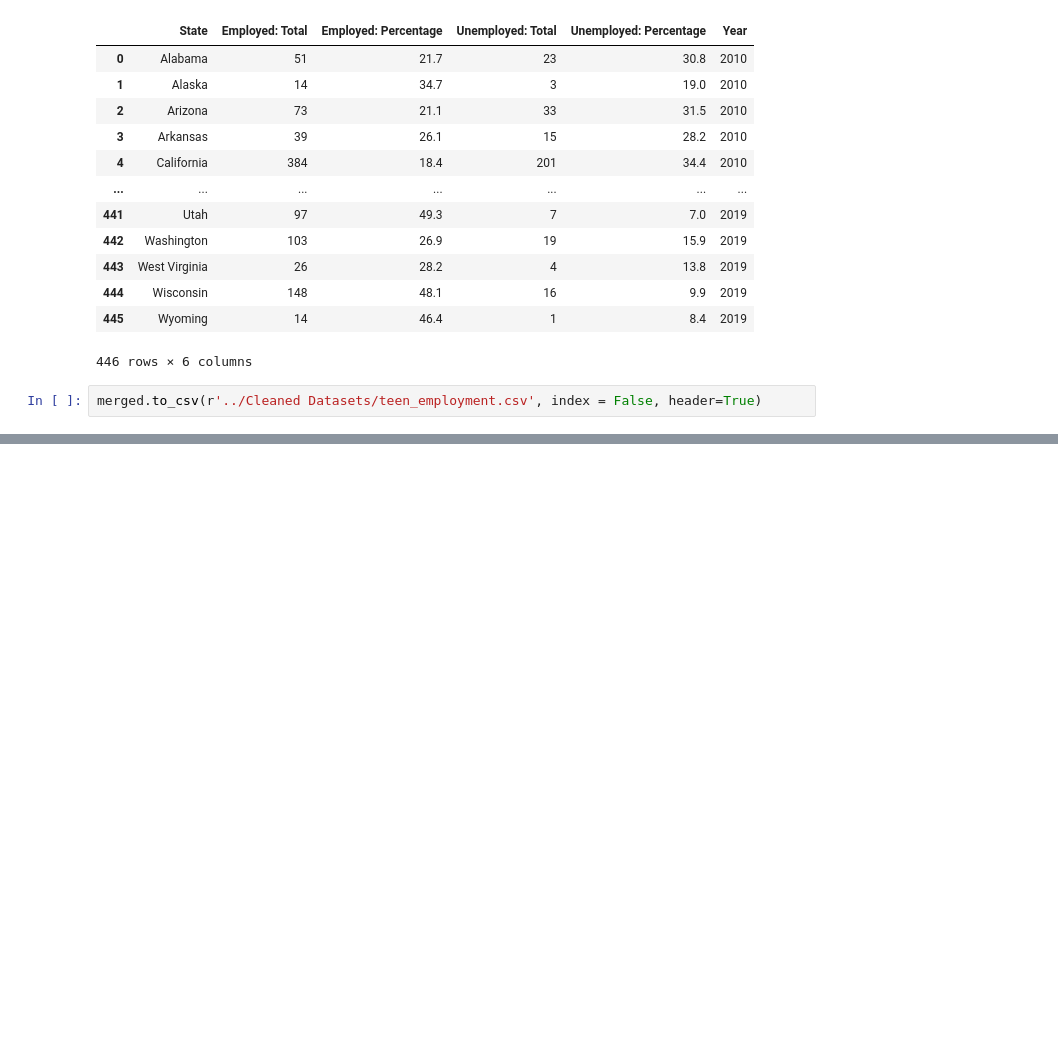
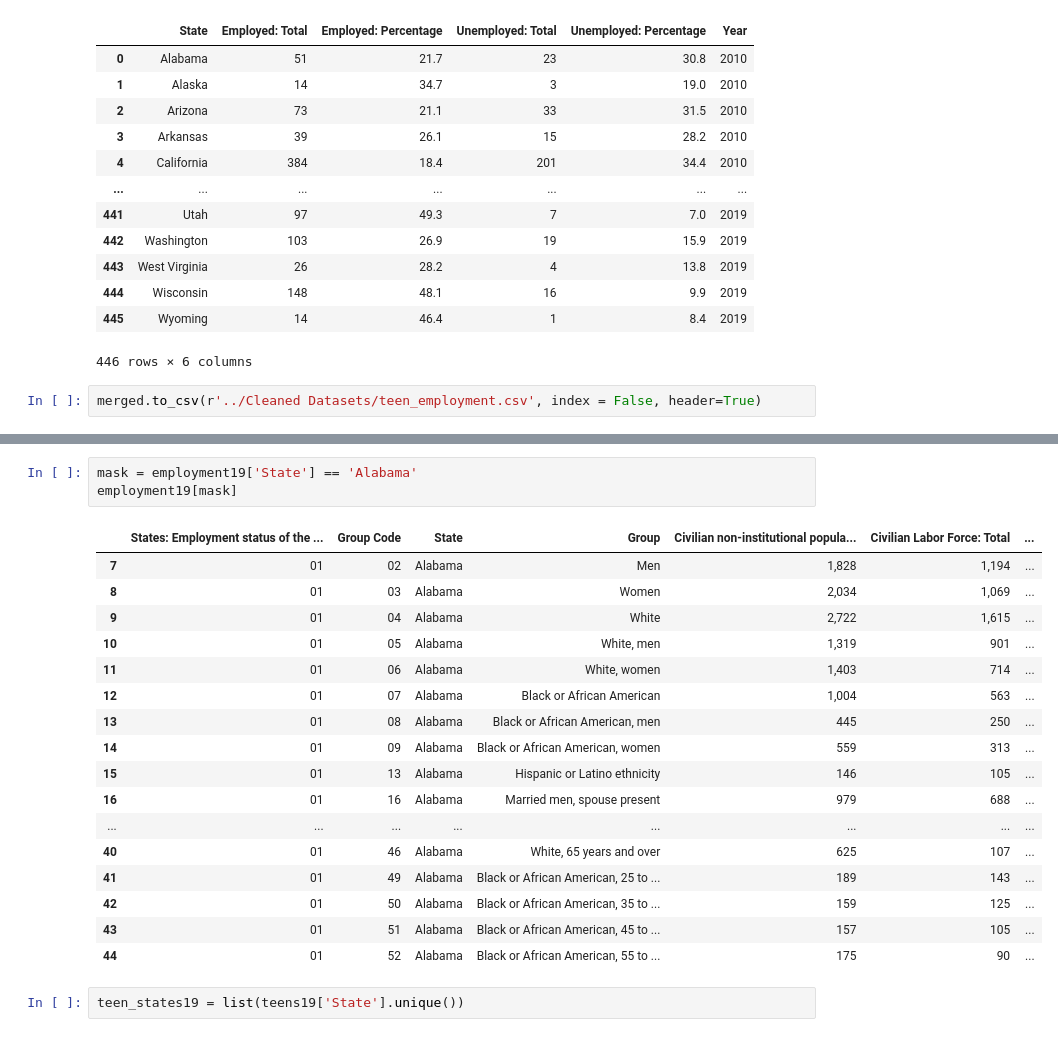
Before and after one commit to KaylynneHatch/ds4a81_project, a Jupyter notebook: code/cleaning teen employment.ipynb, the cells around one changed output, grey strips where cells are left out. Cells and saved outputs as stored; diff of their text form; blank space fills up the shorter version.

```diff
--- a/code/employment.ipynb
+++ b/code/cleaning teen employment.ipynb
@@ -231,0 +249,23 @@ merged.to_csv(r'../Cleaned Datasets/teen_employment.csv', index = False, header=
+# %%
+mask = employment19['State'] == 'Alabama'
+employment19[mask]
+# %% [output]
+|  | States: Employment status of the ... | Group Code | State | Group | Civilian non-institutional popula... | Civilian Labor Force: Total | ... |
+| 7 | 01 | 02 | Alabama | Men | 1,828 | 1,194 | ... |
+| 8 | 01 | 03 | Alabama | Women | 2,034 | 1,069 | ... |
+| 9 | 01 | 04 | Alabama | White | 2,722 | 1,615 | ... |
+| 10 | 01 | 05 | Alabama | White, men | 1,319 | 901 | ... |
+| 11 | 01 | 06 | Alabama | White, women | 1,403 | 714 | ... |
+| 12 | 01 | 07 | Alabama | Black or African American | 1,004 | 563 | ... |
+| 13 | 01 | 08 | Alabama | Black or African American, men | 445 | 250 | ... |
+| 14 | 01 | 09 | Alabama | Black or African American, women | 559 | 313 | ... |
+| 15 | 01 | 13 | Alabama | Hispanic or Latino ethnicity | 146 | 105 | ... |
+| 16 | 01 | 16 | Alabama | Married men, spouse present | 979 | 688 | ... |
+| ... | ... | ... | ... | ... | ... | ... | ... |
+| 40 | 01 | 46 | Alabama | White, 65 years and over | 625 | 107 | ... |
+| 41 | 01 | 49 | Alabama | Black or African American, 25 to ... | 189 | 143 | ... |
+| 42 | 01 | 50 | Alabama | Black or African American, 35 to ... | 159 | 125 | ... |
+| 43 | 01 | 51 | Alabama | Black or African American, 45 to ... | 157 | 105 | ... |
+| 44 | 01 | 52 | Alabama | Black or African American, 55 to ... | 175 | 90 | ... |
+# %%
+teen_states19 = list(teens19['State'].unique())
```
Also changed, not shown: parts of 2 cells of this notebook, 10 other files.
